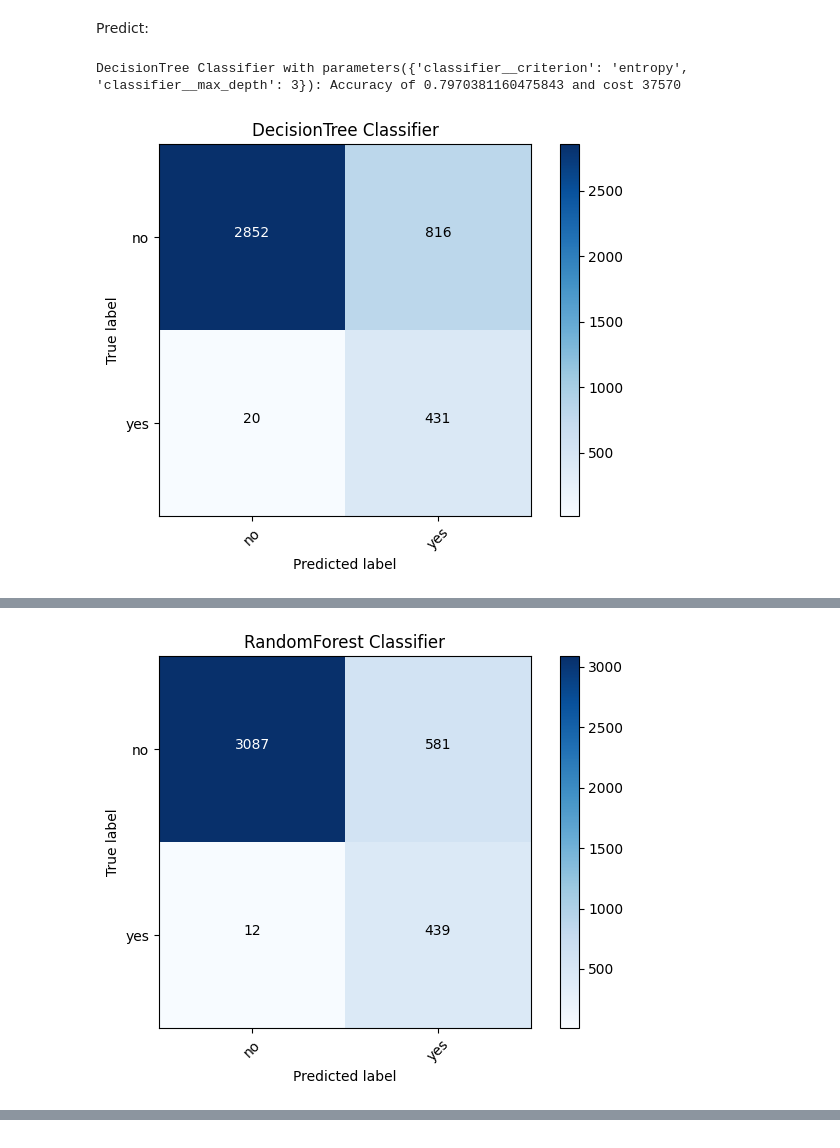
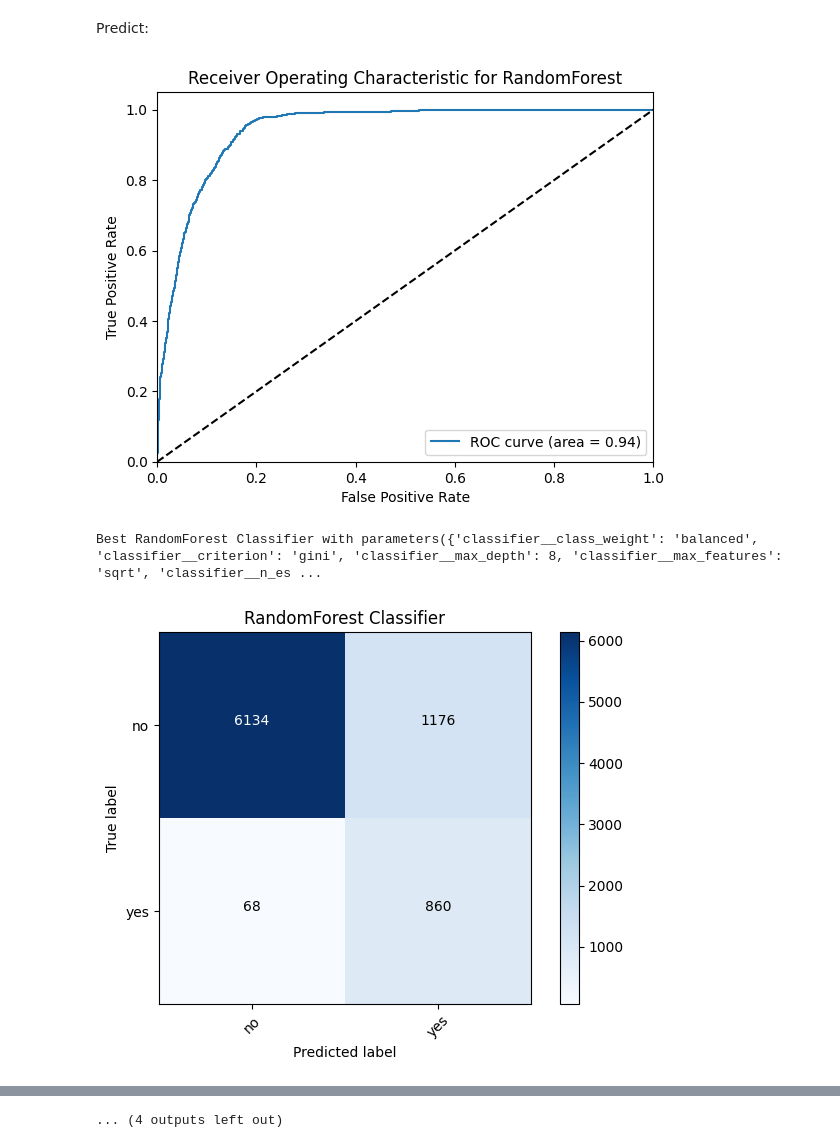
Before and after one commit to joscha-st/ibait_ml_g1, a Jupyter notebook: main.ipynb, the cells around one changed output, grey strips where cells are left out. Drawn from its saved outputs; the diff is of its cells as text; code cells hidden in the pictures.

```diff
--- a/main.ipynb
+++ b/main.ipynb
@@ -88,28 +89,32 @@ Pipelines:
 # %%
 # decision tree
 dt_pipeline = Pipeline(steps=[('preprocessor', preprocessor),
-                              ('balancing', RandomUnderSampler()),
+                              ('balancing', RandomUnderSampler(random_state=42)),
                               ('classifier', DecisionTreeClassifier())])
 
 # random forest
 rf_pipeline = Pipeline(steps=[('preprocessor', preprocessor),
-                              ('balancing', RandomUnderSampler()),
                               ('classifier', RandomForestClassifier())])
 
 # k nearest neighbours
 knn_pipeline = Pipeline(steps=[('preprocessor', preprocessor),
-                              ('balancing', RandomUnderSampler()),
-                              ('classifier', KNeighborsClassifier())])
+                               ('balancing', RandomUnderSampler(random_state=42)),
+                               ('classifier', KNeighborsClassifier())])
 
 # multinomial naive bayes
 mnb_pipeline = Pipeline(steps=[('preprocessor', preprocessor),
-                              ('balancing', RandomUnderSampler()),
+                              ('balancing', RandomUnderSampler(random_state=42)),
                               ('classifier', MultinomialNB())])
 
 # gaussian naive bayes
 gnb_pipeline = Pipeline(steps=[('preprocessor', preprocessor),
-                              ('balancing', RandomUnderSampler()),
+                              ('balancing', RandomUnderSampler(random_state=42)),
                               ('classifier', GaussianNB())])
+
+# neural Network, MLP classifier
+nn_pipeline = Pipeline(steps=[('preprocessor', preprocessor),
+                              ('balancing', RandomUnderSampler(random_state=42)),
+                              ('classifier', MLPClassifier())])
 # %% [markdown]
 Grid Search Parameters:
 # %%
@@ -174,21 +205,26 @@ from sklearn.metrics import make_scorer
 
 def cost_function(y_true, y_pred):
     cm = confusion_matrix(y_true, y_pred, labels=label_order)
-    return cm[0][0] * 0 + cm[0][1] * 70 - cm[1][1] * 50 + cm[1][0] * 100
+    return cm[0][0] * 0 + cm[0][1] * 40 - cm[1][1] * 50 + cm[1][0] * 100
 
 scorer = make_scorer(cost_function, greater_is_better=False)
 # %% [markdown]
 Predict:
 # %%
-from sklearn.model_selection import GridSearchCV
+from sklearn.metrics import roc_curve, roc_auc_score
+from sklearn.model_selection import GridSearchCV, StratifiedKFold, train_test_split
 
 # list of tuples where the first element is the classifier's name, the second is the classifier itself and the third are the grid search parameters
-classifiers = [('DecisionTree', dt_pipeline, dt_param_grid),
-               ('RandomForest', rf_pipeline, rf_param_grid),
-               ('KNN', knn_pipeline, knn_param_grid),
-               ('MultinomialNB', mnb_pipeline, mnb_param_grid),
-               ('GaussianNB', gnb_pipeline, gnb_param_grid)]
+classifiers = [
+    ('RandomForest', rf_pipeline, rf_param_grid),
+    ('DecisionTree', dt_pipeline, dt_param_grid),
+    ('KNN', knn_pipeline, knn_param_grid),
+    ('MultinomialNB', mnb_pipeline, mnb_param_grid),
+    ('GaussianNB', gnb_pipeline, gnb_param_grid),
+    ('NeuralNetwork', nn_pipeline, nn_param_grid)
+]
 
+X_train, X_test, y_train, y_test = train_test_split(bank_data, bank_target, test_size=0.2, random_state=42,stratify=bank_target)
 
 # Initialize lists to store classifier names and their performances
 names = []
@@ -198,8 +234,10 @@ costs = []
 # Loop over the classifiers
 for name, pipeline, param_grid in classifiers:
     # Grid search with parameter grid and cost function
+    #stratified_10_fold_cv = StratifiedKFold(n_splits=10, shuffle=True, random_state=42)
+
     grid_search = GridSearchCV(pipeline, param_grid, cv=10, scoring=scorer)
-    grid_search.fit(bank_data, bank_target)
+    grid_search.fit(X_train, y_train)
 
     # Get the best model
     best_model = grid_search.best_estimator_
@@ -208,43 +246,65 @@ for name, pipeline, param_grid in classifiers:
     best_param = grid_search.best_params_
 
     # Make predictions with the best model
-    prediction = best_model.predict(bank_data)
+    prediction = best_model.predict(X_test)
+
+    # Calculate probabilities for the positive class
+    probs = best_model.predict_proba(X_test)[:, 1]
+
+    # Calculate the ROC curve
+    fpr, tpr, thresholds = roc_curve(y_test, probs)
+
+    # Calculate the AUC
+    roc_auc = roc_auc_score(y_test, probs)
+
+    # Plot the ROC curve
+    plt.figure()
+    plt.plot(fpr, tpr, label='ROC curve (area = %0.2f)' % roc_auc)
+    plt.plot([0, 1], [0, 1], 'k--')
+    plt.xlim([0.0, 1.0])
+    plt.ylim([0.0, 1.05])
+    plt.xlabel('False Positive Rate')
+    plt.ylabel('True Positive Rate')
+    plt.title('Receiver Operating Characteristic for {}'.format(name))
+    plt.legend(loc="lower right")
+    plt.show()
 
     # Calculate accuracy and cost
-    cm = confusion_matrix(bank_target, prediction)
-    acc = accuracy_score(bank_target, prediction)
-    cost = cost_function(bank_target, prediction)
+    cm = confusion_matrix(y_test, prediction)
+    acc = accuracy_score(y_test, prediction)
+    cost = cost_function(y_test, prediction)
 
     # Append the name and performance metrics to the lists
     names.append(name)
     accuracies.append(acc)
     costs.append(cost)
 
     # Plot Confusion Matrix for each classifier
     print("\nBest {} Classifier with parameters({}): Accuracy of {} and cost {}".format(name, best_param, acc, cost))
     plot_confusion_matrix(cm, classes=label_names, title='{} Classifier'.format(name))
     plt.show()
-    print(classification_report(bank_target, prediction, target_names=label_names))
+    print(classification_report(y_test, prediction, target_names=label_names))
 
 # Plotting comparison
 plt.figure(figsize=(12,5))
 
 # Subplot for accuracy
 plt.subplot(121)  # 1 row, 2 columns, plot 1
 plt.bar(names, accuracies)
 plt.title('Accuracy comparison')
 plt.ylabel('Accuracy')
 
 # Subplot for cost
 plt.subplot(122)  # 1 row, 2 columns, plot 2
 plt.bar(names, costs)
 plt.title('Cost comparison')
 plt.ylabel('Cost')
 
 plt.tight_layout()
 plt.show()
 # %% [output]
+[figure, new version]
-DecisionTree Classifier with parameters({'classifier__criterion': 'entropy', 'classifier__max_depth': 3}): Accuracy of 0.7970381160475843 and cost 37570
+Best RandomForest Classifier with parameters({'classifier__class_weight': 'balanced', 'classifier__criterion': 'gini', 'classifier__max_depth': 8, 'classifier__max_features': 'sqrt', 'classifier__n_es ...
-[figure, old version]
+[figure, new version]
               precision    recall  f1-score   support
 
@@ -259 +316,0 @@ RandomForest Classifier with parameters({'classifier__criterion': 'gini', 'class
-[figure, old version]
@@ -301,0 +339 @@ weighted avg       0.87      0.83      0.84      4119
+... (4 outputs left out)
```
Also changed, not shown: parts of 5 cells of this notebook.
